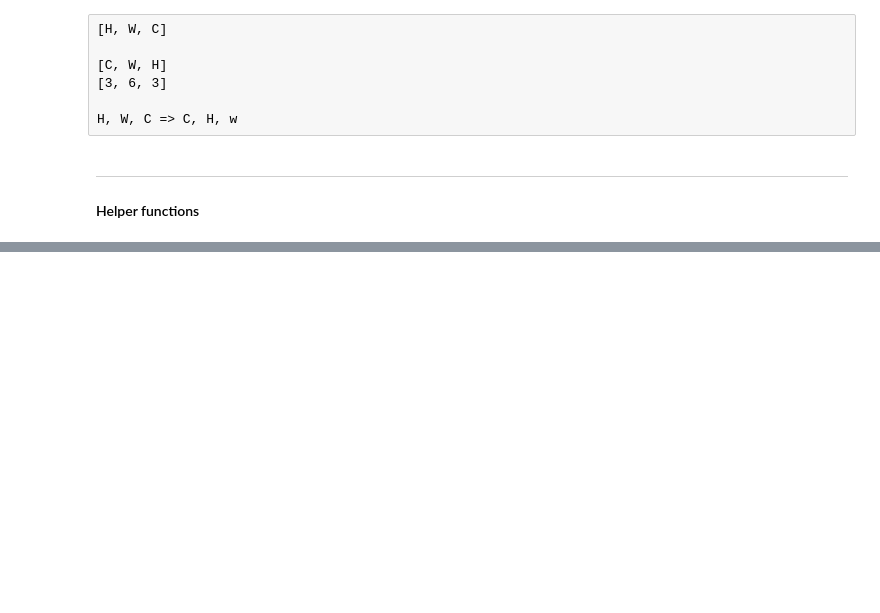
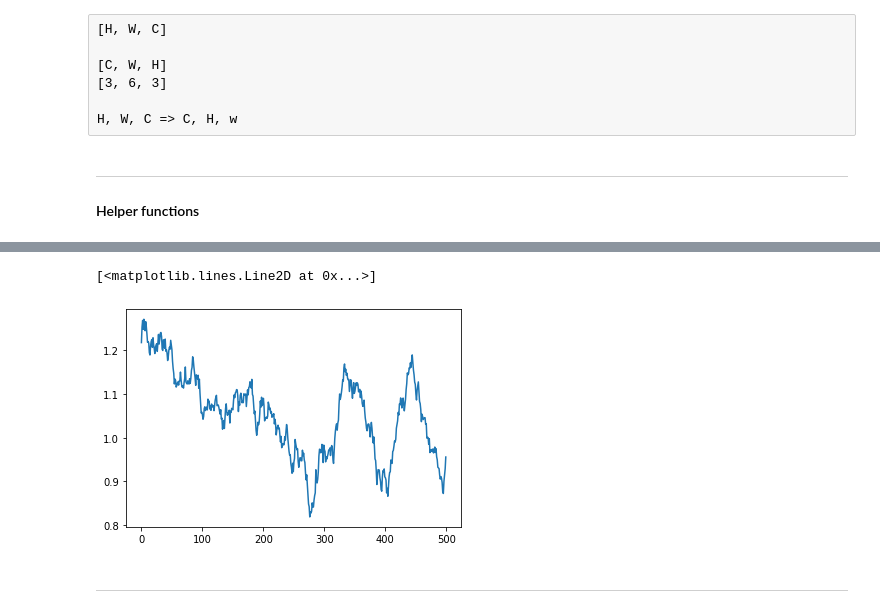
Before and after one commit to PierreMsy/DRL_navigation, a Jupyter notebook: notebooks/221010_raw_pixel_training.ipynb, the cells around one changed output, grey strips where cells are left out. Cells and saved outputs as stored; diff of their text form; code cells hidden in the pictures; blank space fills up the shorter version.

```diff
--- a/notebooks/221010_raw_pixel_training.ipynb
+++ b/notebooks/221010_raw_pixel_training.ipynb
@@ -174,0 +351,15 @@ Wall time: 4.56 s
+# %%
+error_detection_avg = []
+window_size = 50
+
+for i in range(len(errors_color_detection)):
+    error_detection_avg.append(
+        np.mean(
+            errors_color_detection[max(0, i-window_size//2): min(len(errors_color_detection)-1, i+window_size//2)]))
+# %%
+plt.plot(error_detection_avg)
+# %% [output]
+[<matplotlib.lines.Line2D at 0x...>]
+[figure, added]
+# %% [markdown]
+__________
```
Also changed, not shown: parts of 30 cells of this notebook.
